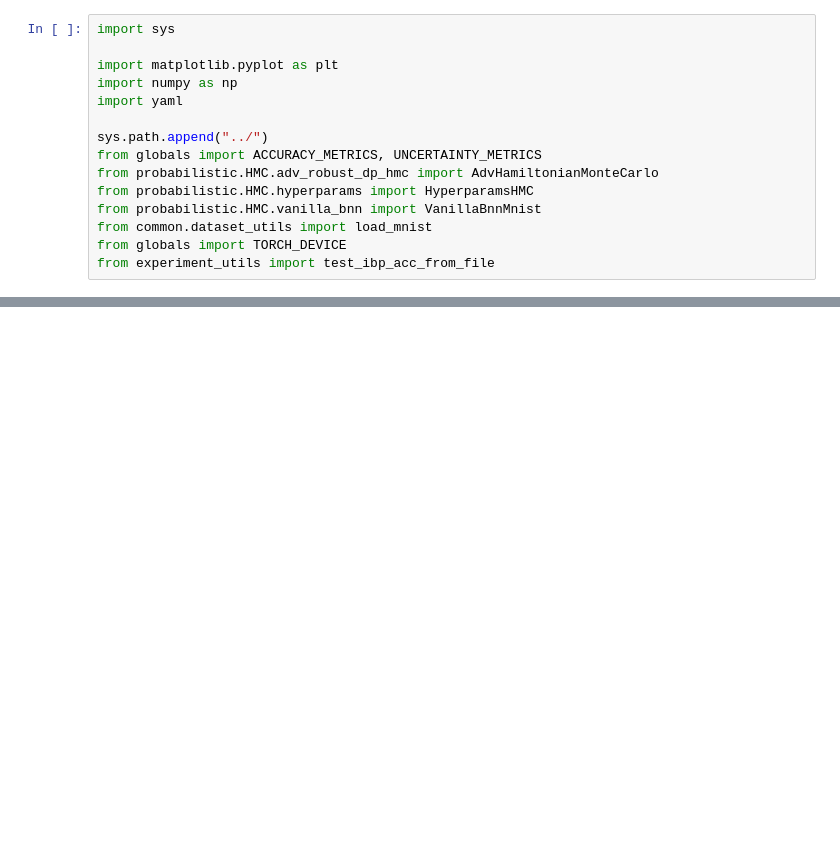
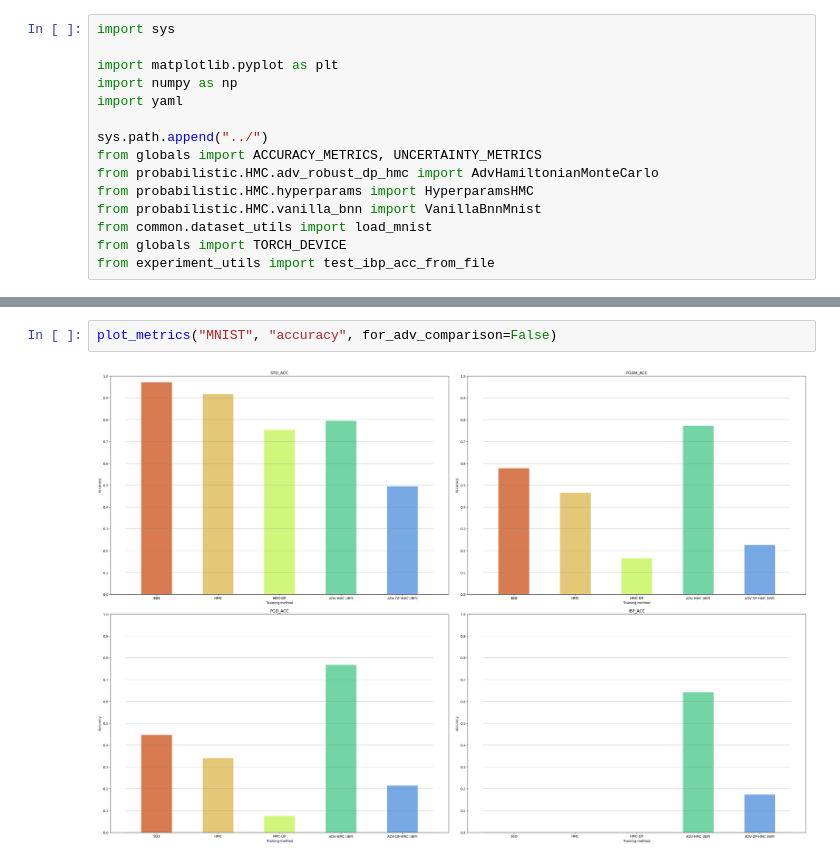
Before and after one commit to Mihneaghitu/RobustnessPrivacyTradeoffInBNNs, a Jupyter notebook: experiments/plots.ipynb, the cells around one changed output, grey strips where cells are left out. Saved outputs shown, nothing was run; the diff lists cells and outputs as text; blank space fills up the shorter version.

```diff
--- a/experiments/plots.ipynb
+++ b/experiments/plots.ipynb
@@ -61,0 +100,4 @@ accs = test_ibp_acc_from_file(hmc, test_data, "posterior_samples/hmc_ibp.npy", e
+# %%
+plot_metrics("MNIST", "accuracy", for_adv_comparison=False)
+# %% [output]
+[figure, added]
```
Also changed, not shown: parts of 6 cells of this notebook, 7 other files.
